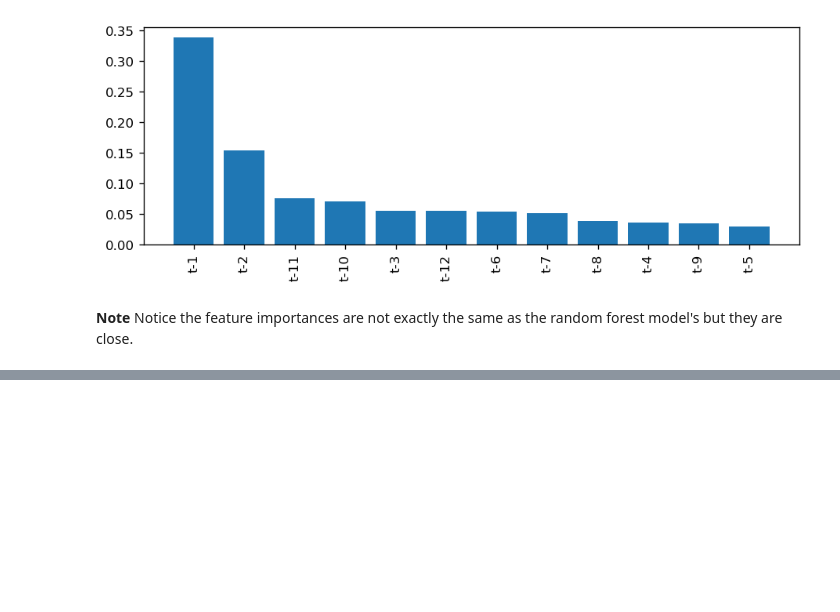
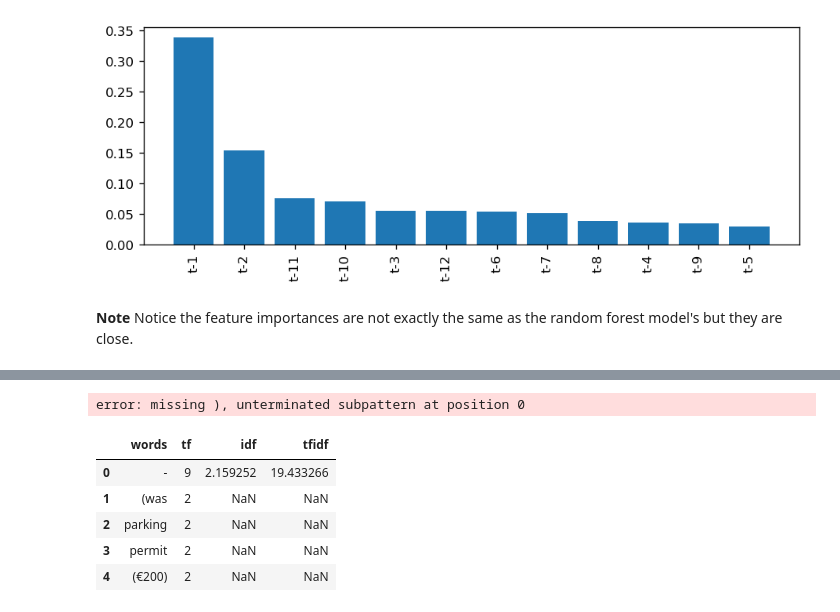
Before and after one commit to Natidhcp/CCT_MSc_DA_CA2, a Jupyter notebook: CA2.ipynb, the cells around one changed output, grey strips where cells are left out. Cells and saved outputs as stored; diff of their text form; code cells hidden in the pictures; blank space fills up the shorter version.

```diff
--- a/CA2.ipynb
+++ b/CA2.ipynb
@@ -2410,0 +2732,4 @@ Residual  395.0  1.364526e+07   34544.969352       NaN       NaN
+# %%
+tf1 = (df['Comment'][1:2]).apply(lambda x: pd.value_counts(x.split(" "))).sum(axis = 0).reset_index()
+tf1.columns = ['words','tf']
+tf1.head()
@@ -2410,0 +2743,19 @@ Residual  395.0  1.364526e+07   34544.969352       NaN       NaN
+# %%
+import numpy as np
+
+for i,word in enumerate(tf1['words']):
+    tf1.loc[i, 'idf'] = np.log(df.shape[0]/(len(df[df['Comment'].str.contains(word)])))
+
+tf1.head()
+# %% [output]
+error: missing ), unterminated subpattern at position 0
+# %%
+tf1['tfidf'] = tf1['tf'] * tf1['idf']
+tf1.head()
+# %% [output]
+|  | words | tf | idf | tfidf |
+| 0 | - | 9 | 2.159252 | 19.433266 |
+| 1 | (was | 2 | NaN | NaN |
+| 2 | parking | 2 | NaN | NaN |
+| 3 | permit | 2 | NaN | NaN |
+| 4 | (€200) | 2 | NaN | NaN |
```
Also changed, not shown: parts of 281 cells of this notebook.
